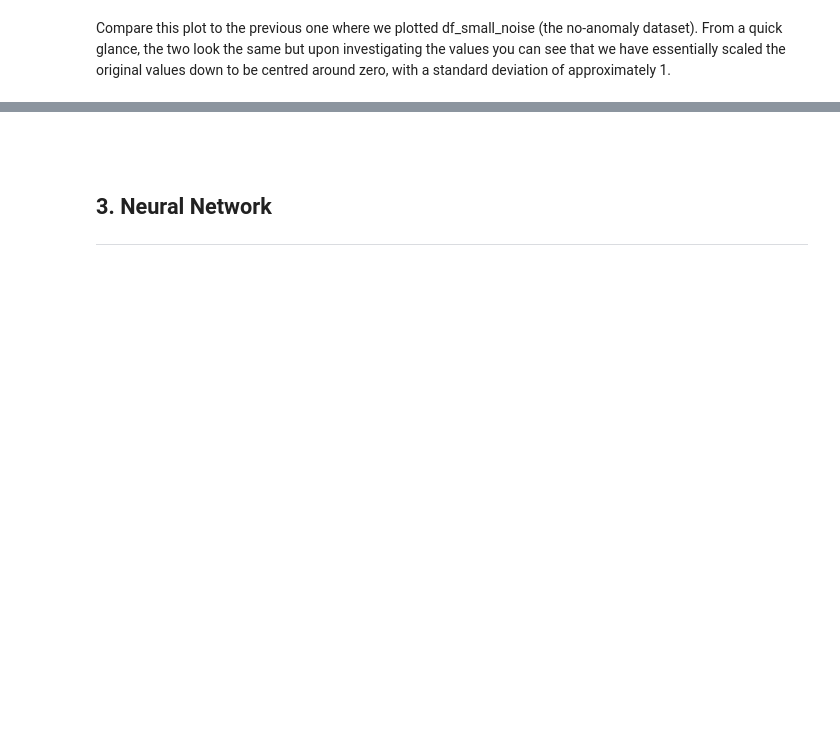
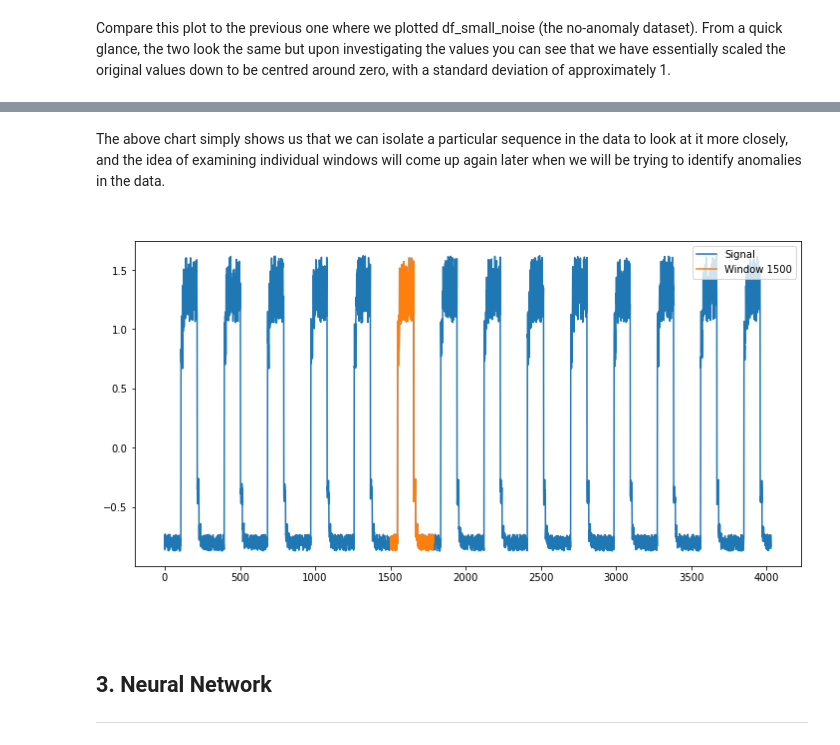
Before and after one commit to G00398258/machinelearningstats-portfolio, a Jupyter notebook: keras-time-series-anomaly.ipynb, the cells around one changed output, grey strips where cells are left out. Saved outputs shown, nothing was run; the diff lists cells and outputs as text; code cells hidden in the pictures; blank space fills up the shorter version.

```diff
--- a/keras-time-series-anomaly.ipynb
+++ b/keras-time-series-anomaly.ipynb
@@ -224,18 +315,23 @@ ax.legend(loc="upper right");
+# %% [markdown]
+The above chart simply shows us that we can isolate a particular sequence in the data to look at it more closely, and the idea of examining individual windows will come up again later when we will be trying to identify anomalies in the data.
+<br>
 # %%
 # note that you can change which window gets plotted - see how the orange area moves along the x-axis
-window_no = 250
+window_no = 1500
 
 fig, ax = plt.subplots(figsize=(12, 6))
 ax.plot(np.arange(y.shape[0]), y, label='Signal')
 
 # set var w = window at index 200 in x_train - flatten will remove the inner arrays
 w = x_train[window_no].flatten()
 
 # plot w on top of y with label window
-ax.plot(np.arange(w.shape[0]) + window_no, w, label='Window 250')
+ax.plot(np.arange(w.shape[0]) + window_no, w, label='Window 1500')
 
 # show the legend
 ax.legend(loc="upper right");
+# %% [output]
+[figure, added]
 # %% [markdown]
 <br>
 # %% [markdown]
```
Also changed, not shown: parts of 54 cells of this notebook.
